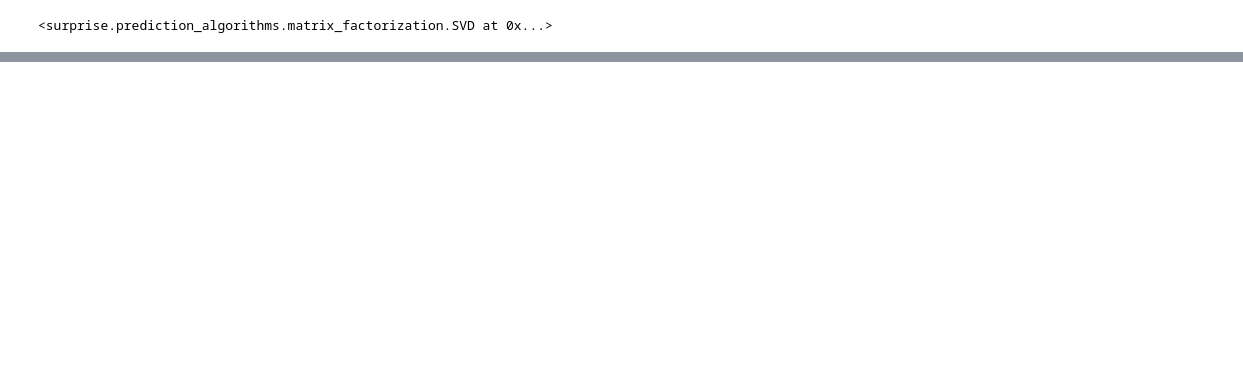
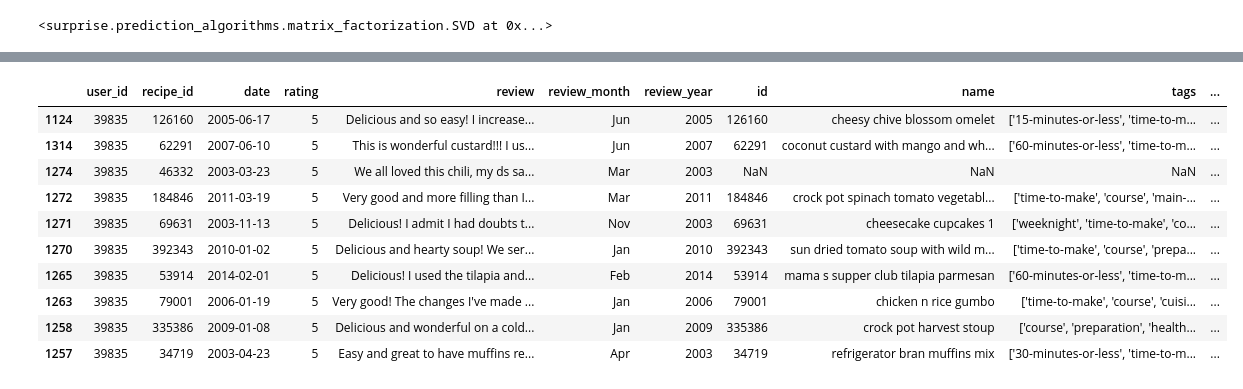
Before and after one commit to kli210/recipe_recommender_capstone, a Jupyter notebook: advanced_modelling.ipynb, the cells around one changed output, grey strips where cells are left out. Cells and saved outputs as stored; diff of their text form; code cells hidden in the pictures; blank space fills up the shorter version.

```diff
--- a/advanced_modelling.ipynb
+++ b/advanced_modelling.ipynb
@@ -271,0 +262,17 @@ merge_df
+# %%
+user = rating_df[rating_df['user_id'] == '39835']
+test = user.merge(recipes_df[["id", "name", "tags", "description"]].drop_duplicates(), how='left',
+                    left_on=['recipe_id'], right_on=['id'])
+test.sort_values("rating", ascending=False).head(10)
+# %% [output]
+|  | user_id | recipe_id | date | rating | review | review_month | review_year | id | name | tags | ... |
+| 1124 | 39835 | 126160 | 2005-06-17 | 5 | Delicious and so easy! I increase... | Jun | 2005 | 126160 | cheesy chive blossom omelet | ['15-minutes-or-less', 'time-to-m... | ... |
+| 1314 | 39835 | 62291 | 2007-06-10 | 5 | This is wonderful custard!!! I us... | Jun | 2007 | 62291 | coconut custard with mango and wh... | ['60-minutes-or-less', 'time-to-m... | ... |
+| 1274 | 39835 | 46332 | 2003-03-23 | 5 | We all loved this chili, my ds sa... | Mar | 2003 | NaN | NaN | NaN | ... |
+| 1272 | 39835 | 184846 | 2011-03-19 | 5 | Very good and more filling than I... | Mar | 2011 | 184846 | crock pot spinach tomato vegetabl... | ['time-to-make', 'course', 'main-... | ... |
+| 1271 | 39835 | 69631 | 2003-11-13 | 5 | Delicious! I admit I had doubts t... | Nov | 2003 | 69631 | cheesecake cupcakes 1 | ['weeknight', 'time-to-make', 'co... | ... |
+| 1270 | 39835 | 392343 | 2010-01-02 | 5 | Delicious and hearty soup! We ser... | Jan | 2010 | 392343 | sun dried tomato soup with wild m... | ['time-to-make', 'course', 'prepa... | ... |
+| 1265 | 39835 | 53914 | 2014-02-01 | 5 | Delicious! I used the tilapia and... | Feb | 2014 | 53914 | mama s supper club tilapia parmesan | ['60-minutes-or-less', 'time-to-m... | ... |
+| 1263 | 39835 | 79001 | 2006-01-19 | 5 | Very good! The changes I've made ... | Jan | 2006 | 79001 | chicken n rice gumbo | ['time-to-make', 'course', 'cuisi... | ... |
+| 1258 | 39835 | 335386 | 2009-01-08 | 5 | Delicious and wonderful on a cold... | Jan | 2009 | 335386 | crock pot harvest stoup | ['course', 'preparation', 'health... | ... |
+| 1257 | 39835 | 34719 | 2003-04-23 | 5 | Easy and great to have muffins re... | Apr | 2003 | 34719 | refrigerator bran muffins mix | ['30-minutes-or-less', 'time-to-m... | ... |
```
Also changed, not shown: parts of 18 cells of this notebook.
